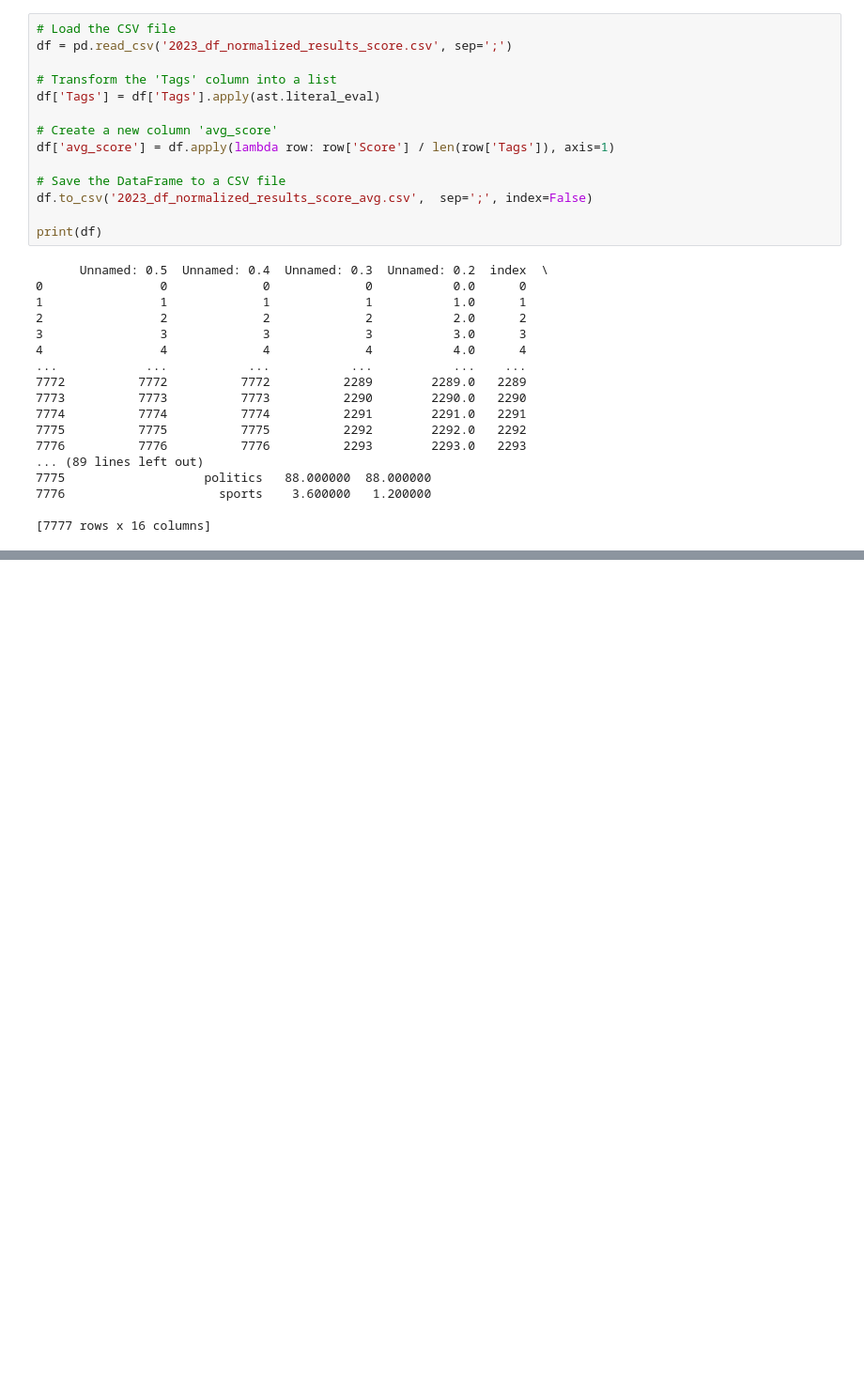
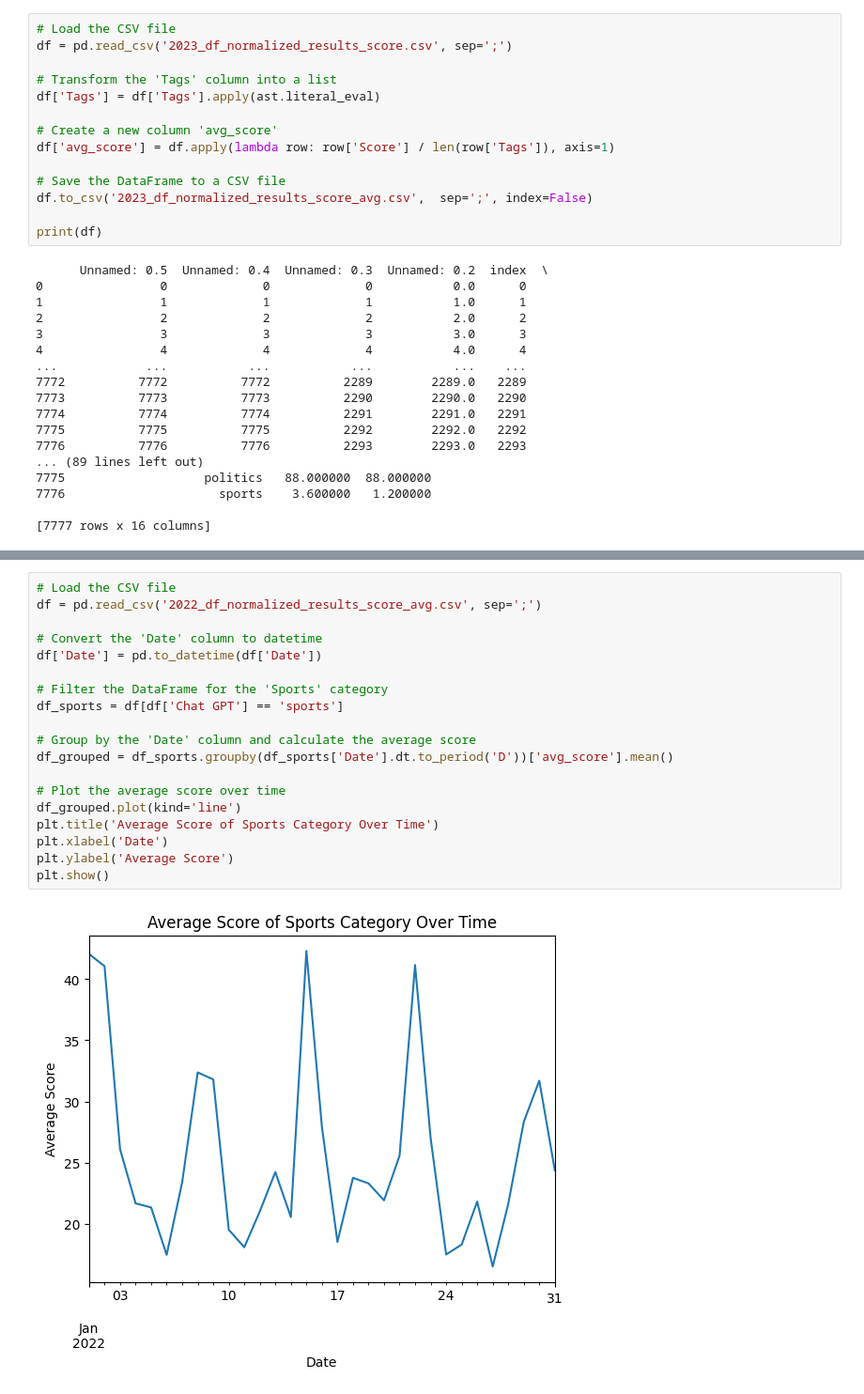
Before and after one commit to Steinar-Slette/Data_in_the_wild_exam, a Jupyter notebook: combine_trends_news/compare_pytrends_articles.ipynb, the cells around one changed output, grey strips where cells are left out. Shown: that part at 94% size. Drawn from its saved outputs; the diff is of its cells as text; blank space fills up the shorter version.

```diff
--- a/combine_trends_news/compare_pytrends_articles.ipynb
+++ b/combine_trends_news/compare_pytrends_articles.ipynb
@@ -96,0 +130,21 @@ print(df)
+# %%
+# Load the CSV file
+df = pd.read_csv('2022_df_normalized_results_score_avg.csv', sep=';')
+
+# Convert the 'Date' column to datetime
+df['Date'] = pd.to_datetime(df['Date'])
+
+# Filter the DataFrame for the 'Sports' category
+df_sports = df[df['Chat GPT'] == 'sports']
+
+# Group by the 'Date' column and calculate the average score
+df_grouped = df_sports.groupby(df_sports['Date'].dt.to_period('D'))['avg_score'].mean()
+
+# Plot the average score over time
+df_grouped.plot(kind='line')
+plt.title('Average Score of Sports Category Over Time')
+plt.xlabel('Date')
+plt.ylabel('Average Score')
+plt.show()
+# %% [output]
+[figure, added]
```
Also changed, not shown: parts of 5 cells of this notebook, 2 other files.
